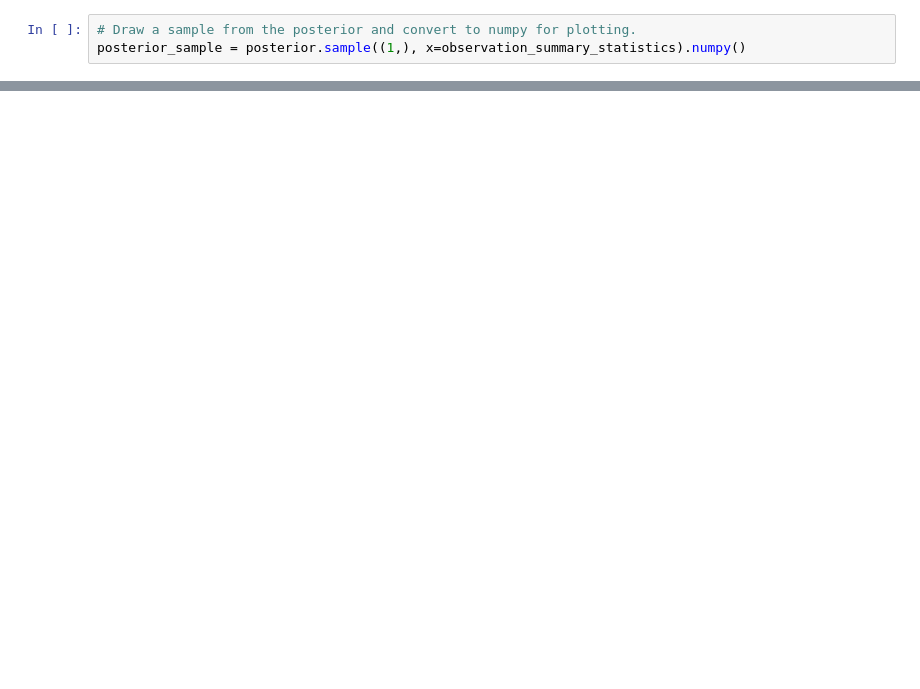
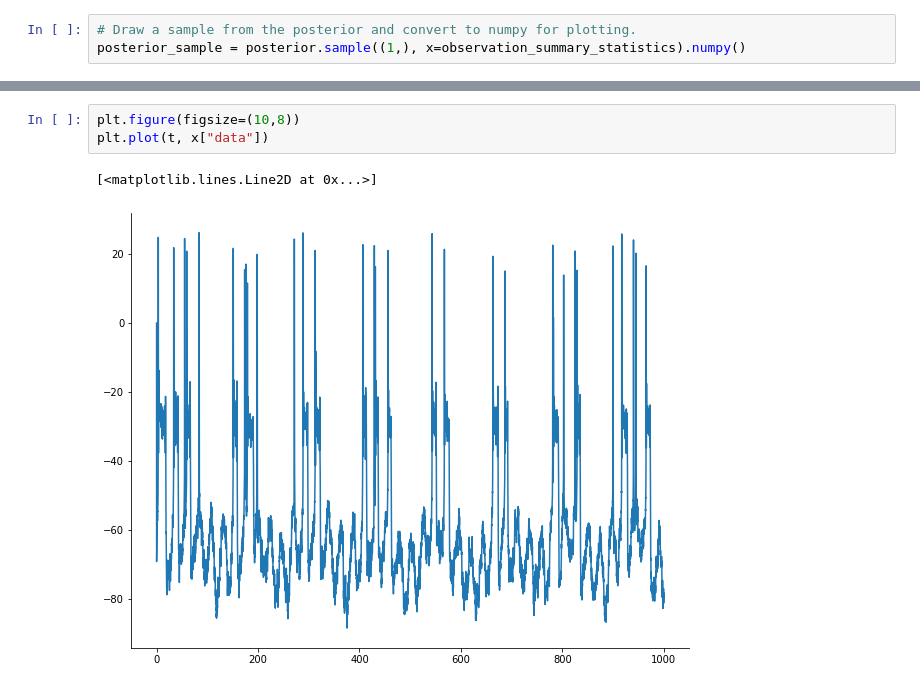
Before and after one commit to pena-rodrigo/CA1project, a Jupyter notebook: param_estimation.ipynb, the cells around one changed output, grey strips where cells are left out. Cells and saved outputs as stored; diff of their text form; blank space fills up the shorter version.

```diff
--- a/param_estimation.ipynb
+++ b/param_estimation.ipynb
@@ -916,0 +926,6 @@ array([ 66.        ,   1.60495192,   2.        ,   0.        ,
+# %%
+plt.figure(figsize=(10,8))
+plt.plot(t, x["data"])
+# %% [output]
+[<matplotlib.lines.Line2D at 0x...>]
+[figure, added]
```
Also changed, not shown: parts of 17 cells of this notebook.
